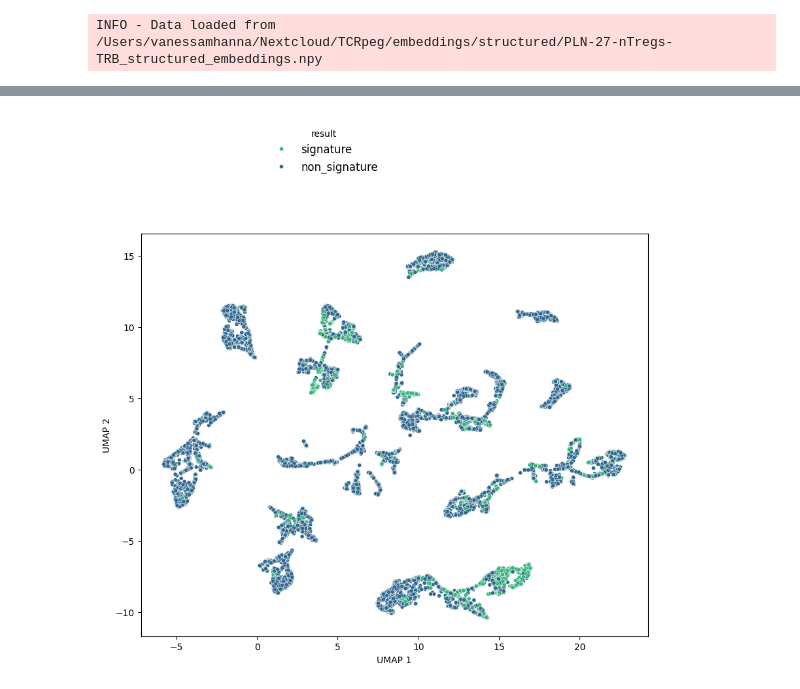
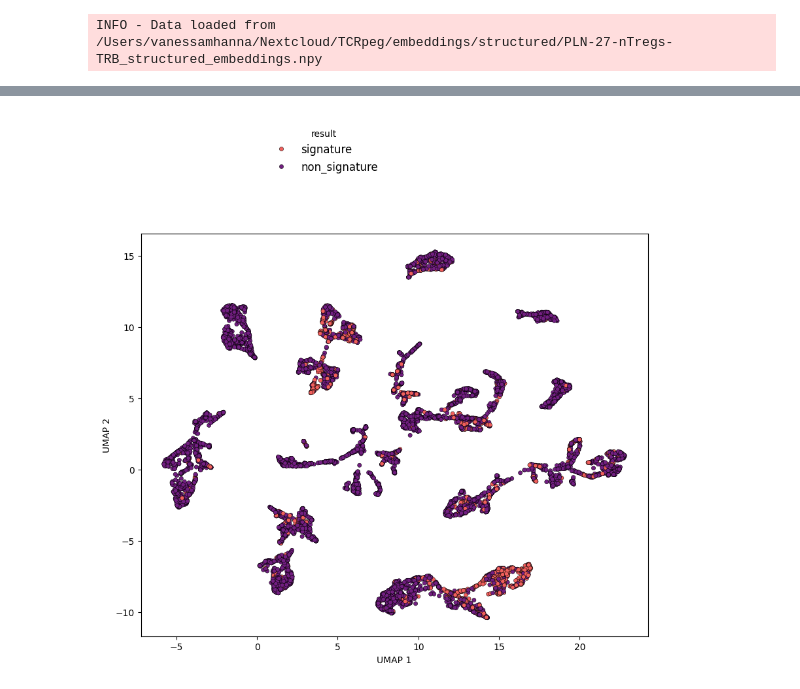
Before and after one commit to i3-unit/TCRpeg_i3, a Jupyter notebook: tutorial_feature_selection.ipynb, the cells around one changed output, grey strips where cells are left out. Saved outputs shown, nothing was run; the diff lists cells and outputs as text; code cells hidden in the pictures.

```diff
--- a/tutorial_feature_selection.ipynb
+++ b/tutorial_feature_selection.ipynb
@@ -314,4 +312,5 @@ OMP: Info #276: omp_set_nested routine deprecated, please use omp_set_max_active
 # %%
-sign.plot_umap(hue='result', palette='viridis', output_file='/Users/vanessamhanna/Nextcloud/TCRpeg/analysis/umap_signature_27.tiff')
+sign.plot_umap(hue='result', palette='magma', output_file='/Users/vanessamhanna/Nextcloud/TCRpeg/analysis/umap_signature_27.tiff'
+)
 # %% [output]
-[figure, old version]
+[figure, new version]
```
Also changed, not shown: parts of 1 cell of this notebook, 1 other file.
